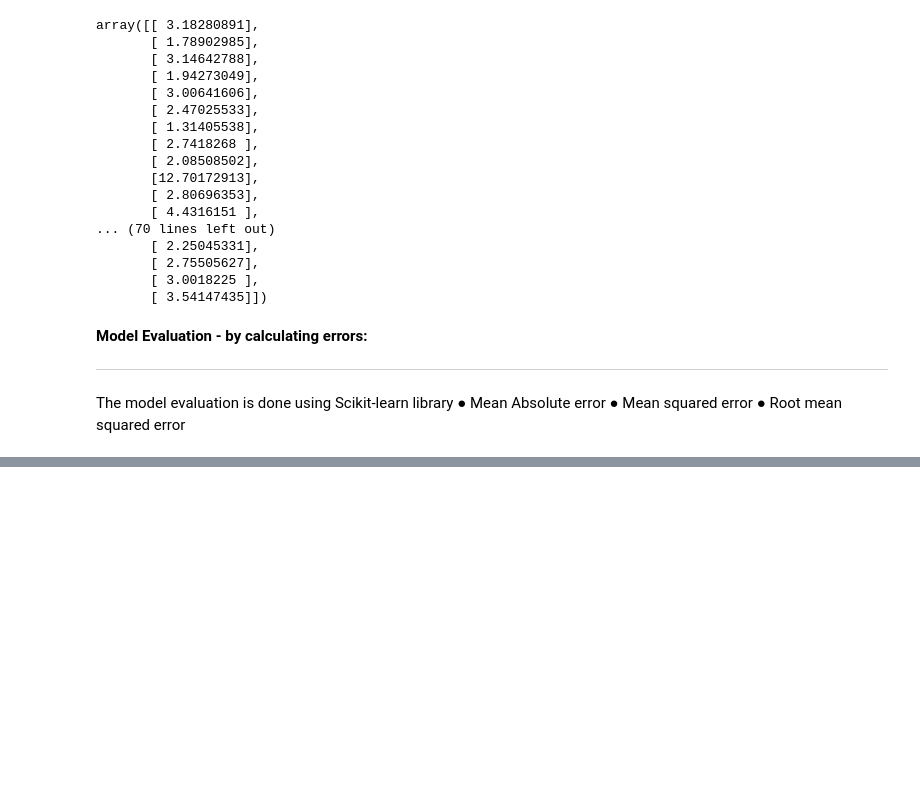
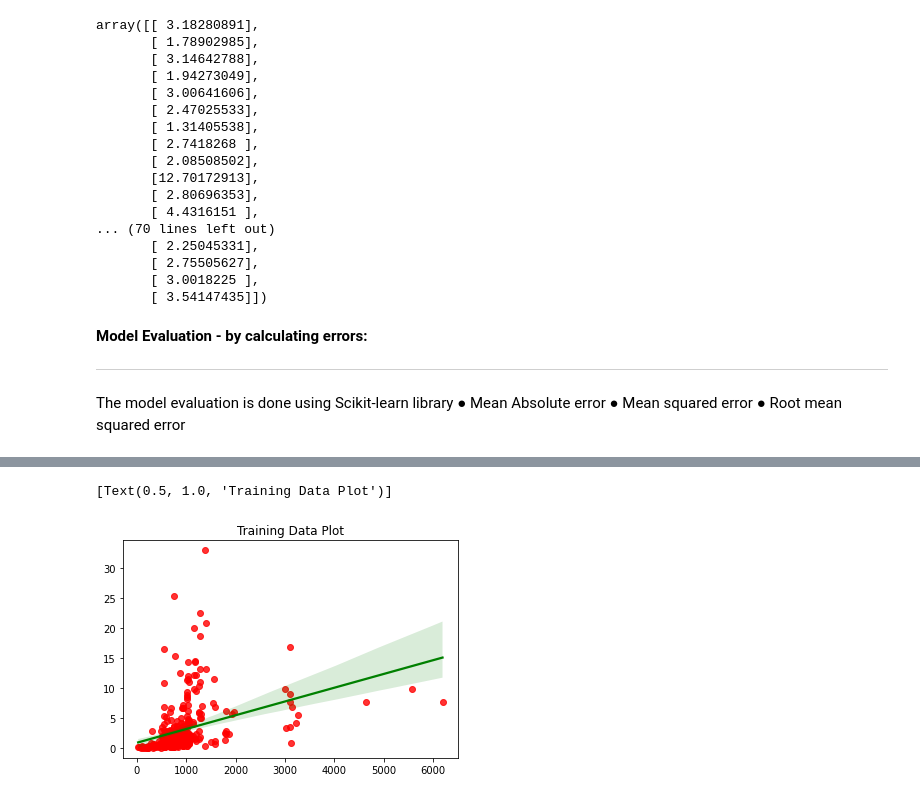
Before and after one commit to Nagmashaik123/Legal-SA, a Jupyter notebook: ShaikAssignment1.ipynb, the cells around one changed output, grey strips where cells are left out. Cells and saved outputs as stored; diff of their text form; code cells hidden in the pictures; blank space fills up the shorter version.

```diff
--- a/ShaikAssignment1.ipynb
+++ b/ShaikAssignment1.ipynb
@@ -204,0 +223,5 @@ metrics.
+# %%
+sns.regplot(train_data_size, train_data_price, scatter_kws={"color": "red"}, line_kws={"color": "green"}).set(title='Training Data Plot')
+# %% [output]
+[Text(0.5, 1.0, 'Training Data Plot')]
+[figure, added]
```
Also changed, not shown: parts of 7 cells of this notebook.
